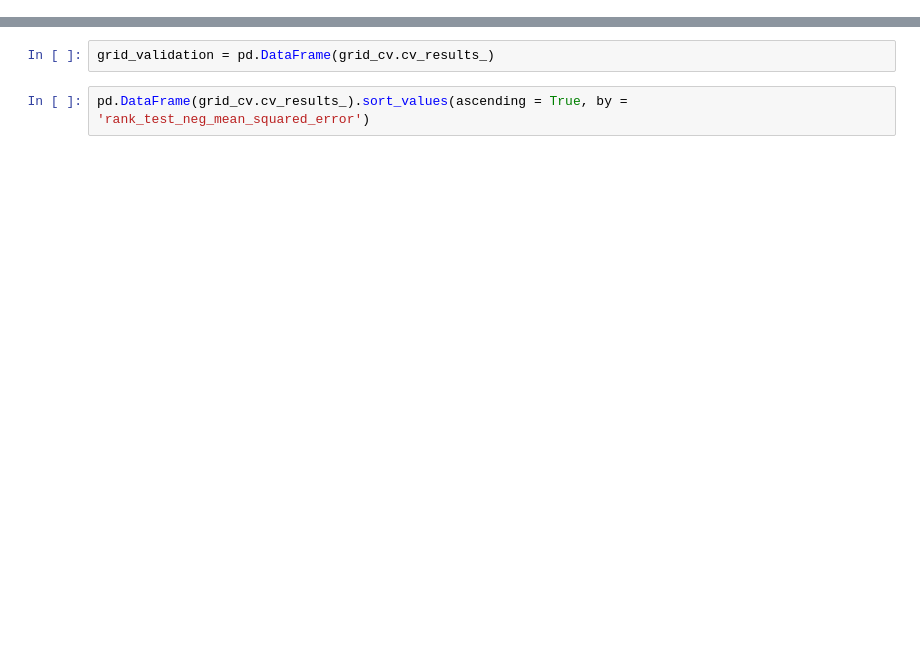
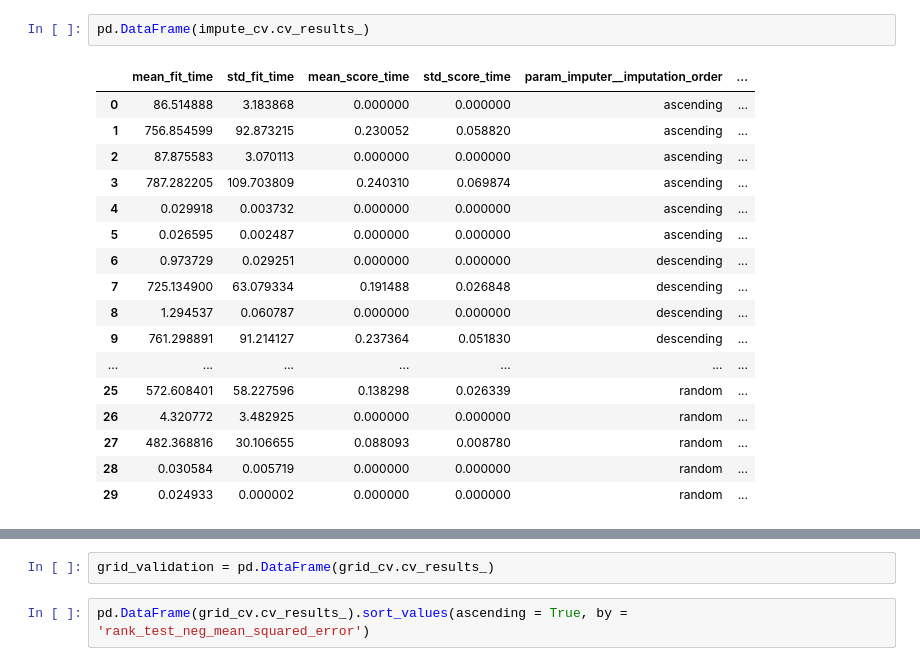
Before and after one commit to evan-kiolbassa/Ames_Housing_Project, a Jupyter notebook: Regression Models/Ames Optimized Lasso.ipynb, the cells around one changed output, grey strips where cells are left out. Cells and saved outputs as stored; diff of their text form; blank space fills up the shorter version.

```diff
--- a/Regression Models/Ames Optimized Lasso.ipynb
+++ b/Regression Models/Ames Optimized Lasso.ipynb
@@ -168 +113,21 @@ px.line(cross_validation, x = 'param_alpha', y = 'mean_test_r2',
+# %%
+pd.DataFrame(impute_cv.cv_results_)
+# %% [output]
+|  | mean_fit_time | std_fit_time | mean_score_time | std_score_time | param_imputer__imputation_order | ... |
+| 0 | 86.514888 | 3.183868 | 0.000000 | 0.000000 | ascending | ... |
+| 1 | 756.854599 | 92.873215 | 0.230052 | 0.058820 | ascending | ... |
+| 2 | 87.875583 | 3.070113 | 0.000000 | 0.000000 | ascending | ... |
+| 3 | 787.282205 | 109.703809 | 0.240310 | 0.069874 | ascending | ... |
+| 4 | 0.029918 | 0.003732 | 0.000000 | 0.000000 | ascending | ... |
+| 5 | 0.026595 | 0.002487 | 0.000000 | 0.000000 | ascending | ... |
+| 6 | 0.973729 | 0.029251 | 0.000000 | 0.000000 | descending | ... |
+| 7 | 725.134900 | 63.079334 | 0.191488 | 0.026848 | descending | ... |
+| 8 | 1.294537 | 0.060787 | 0.000000 | 0.000000 | descending | ... |
+| 9 | 761.298891 | 91.214127 | 0.237364 | 0.051830 | descending | ... |
+| ... | ... | ... | ... | ... | ... | ... |
+| 25 | 572.608401 | 58.227596 | 0.138298 | 0.026339 | random | ... |
+| 26 | 4.320772 | 3.482925 | 0.000000 | 0.000000 | random | ... |
+| 27 | 482.368816 | 30.106655 | 0.088093 | 0.008780 | random | ... |
+| 28 | 0.030584 | 0.005719 | 0.000000 | 0.000000 | random | ... |
+| 29 | 0.024933 | 0.000002 | 0.000000 | 0.000000 | random | ... |
 # %%
```
Also changed, not shown: parts of 35 cells of this notebook.
